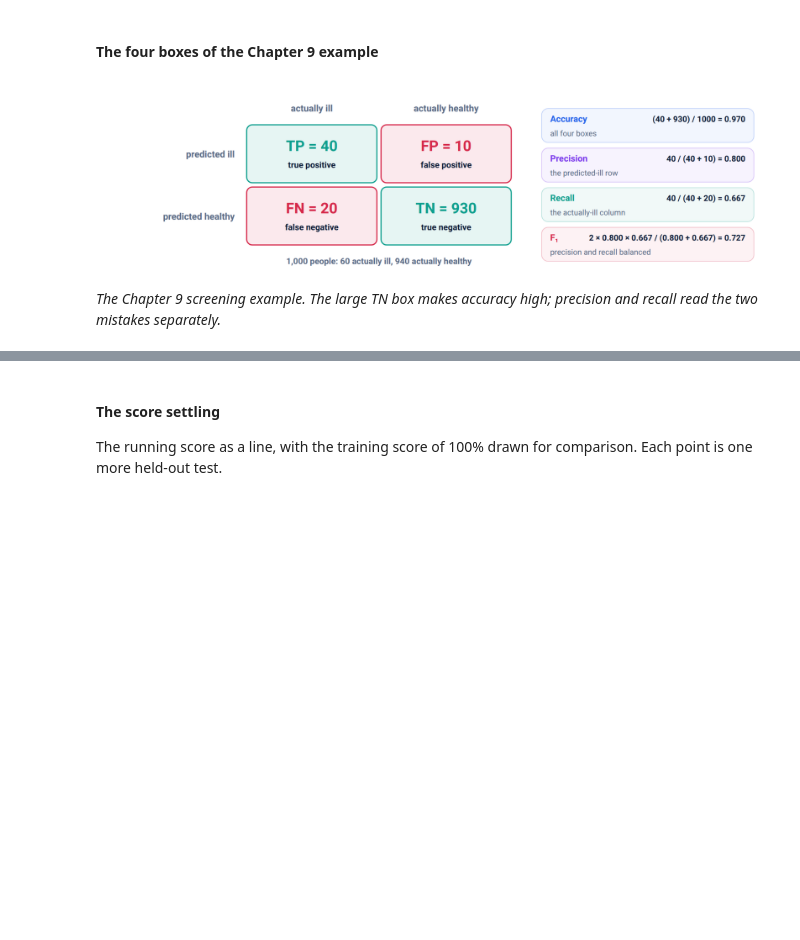
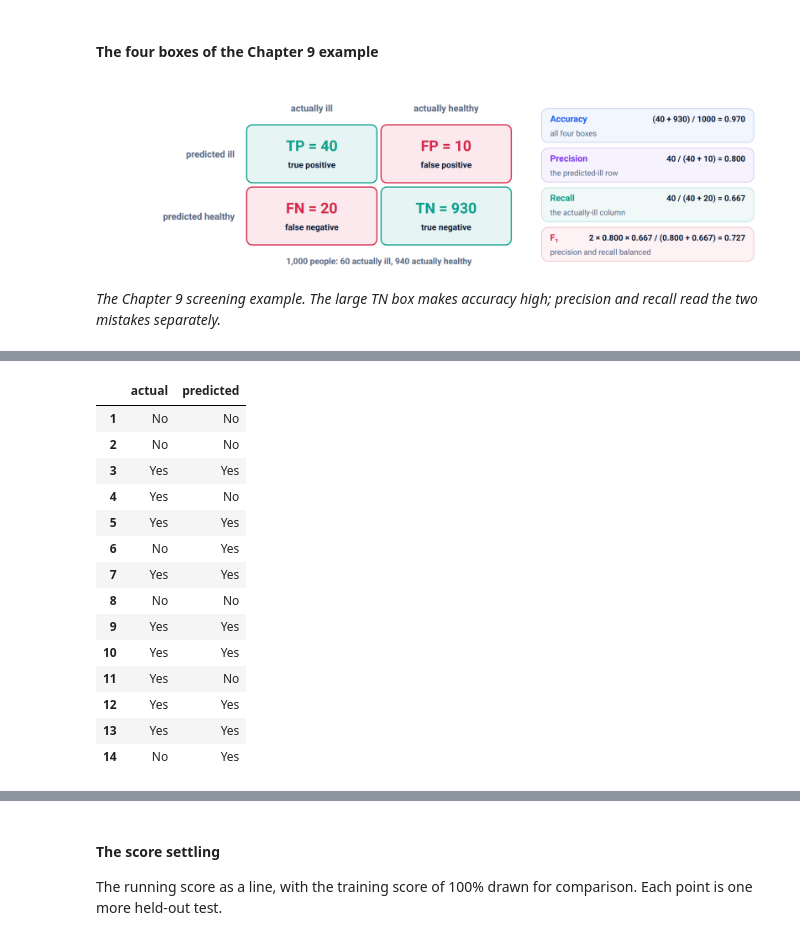
Before and after one commit to payakorn/888102-student, a Jupyter notebook: ch10_2_Evaluating_a_Classifier.ipynb, the cells around one changed output, grey strips where cells are left out. Saved outputs shown, nothing was run; the diff lists cells and outputs as text; code cells hidden in the pictures; blank space fills up the shorter version.

```diff
--- a/ch10_2_Evaluating_a_Classifier.ipynb
+++ b/ch10_2_Evaluating_a_Classifier.ipynb
@@ -256,0 +144,23 @@ comparison
+# %%
+from sklearn.model_selection import cross_val_predict, LeaveOneOut
+from sklearn.metrics import confusion_matrix, classification_report, accuracy_score
+
+held_out = cross_val_predict(DecisionTreeClassifier(random_state=0), codes, golf["play"], cv=LeaveOneOut())
+comparison = pd.DataFrame({"actual": golf["play"], "predicted": held_out}, index=golf.index)
+comparison
+# %% [output]
+|  | actual | predicted |
+| 1 | No | No |
+| 2 | No | No |
+| 3 | Yes | Yes |
+| 4 | Yes | No |
+| 5 | Yes | Yes |
+| 6 | No | Yes |
+| 7 | Yes | Yes |
+| 8 | No | No |
+| 9 | Yes | Yes |
+| 10 | Yes | Yes |
+| 11 | Yes | No |
+| 12 | Yes | Yes |
+| 13 | Yes | Yes |
+| 14 | No | Yes |
```
Also changed, not shown: parts of 55 cells of this notebook, 2 other files.
